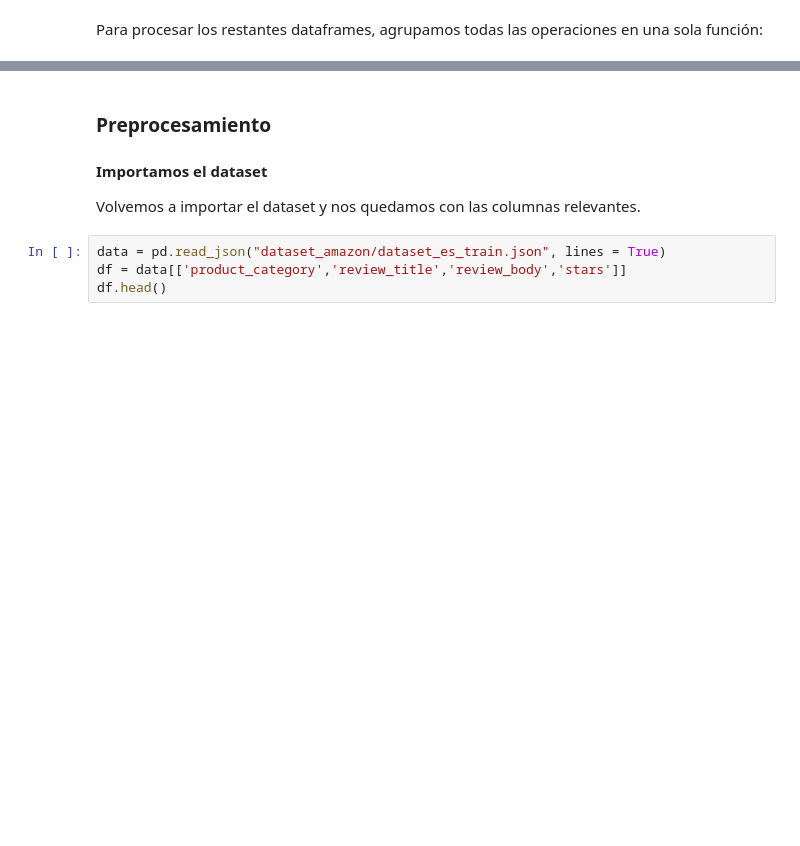
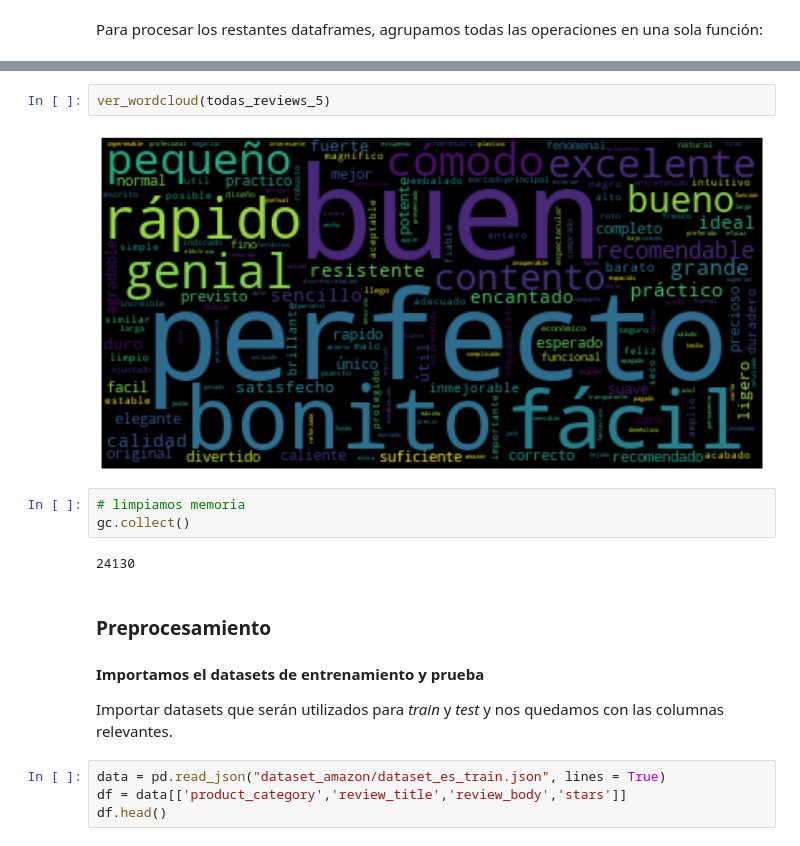
Before and after one commit to lusalmeron/Acamica-DS-Proyecto-3-NLP, a Jupyter notebook: Consigna_Proyecto_03_NLP.ipynb, the cells around one changed output, grey strips where cells are left out. Cells and saved outputs as stored; diff of their text form; blank space fills up the shorter version.

```diff
--- a/Consigna_Proyecto_03_NLP.ipynb
+++ b/Consigna_Proyecto_03_NLP.ipynb
@@ -453,7 +441,16 @@ Note: you may need to restart the kernel to use updated packages.
+# %%
+ver_wordcloud(todas_reviews_5)
+# %% [output]
+[figure, added]
+# %%
+# limpiamos memoria
+gc.collect()
+# %% [output]
+24130
 # %% [markdown]
 ### Preprocesamiento
-#### Importamos el dataset
-Volvemos a importar el dataset y nos quedamos con las columnas relevantes.
+#### Importamos el datasets de entrenamiento y prueba
+Importar datasets que serán utilizados para *train* y *test* y nos quedamos con las columnas relevantes.
 # %%
 data = pd.read_json("dataset_amazon/dataset_es_train.json", lines = True)
 df = data[['product_category','review_title','review_body','stars']]
```
Also changed, not shown: parts of 22 cells of this notebook, 1 other file.
